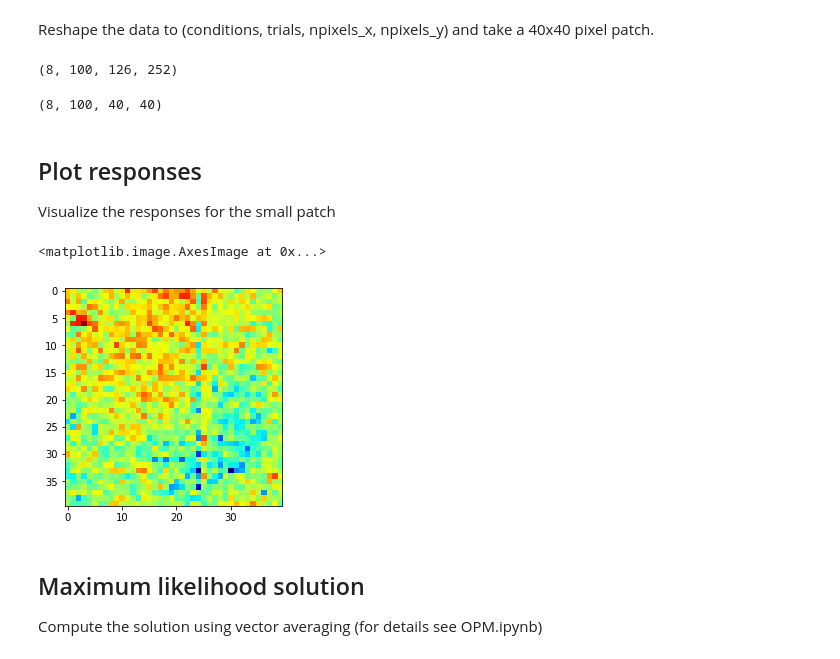
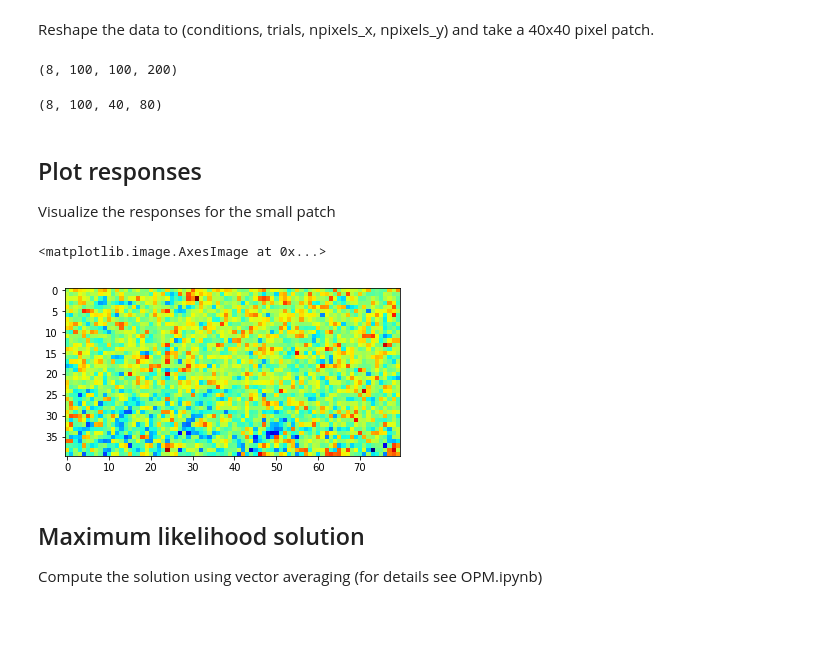
Before and after one commit to mackelab/gp-maps-python, a Jupyter notebook: FerretData.ipynb, the cells around one changed output. Drawn from its saved outputs; the diff is of its cells as text; code cells hidden in the pictures; blank space fills up the shorter version.

```diff
--- a/FerretData.ipynb
+++ b/FerretData.ipynb
@@ -14,23 +14,27 @@ data.shape
 # %% [markdown]
 Reshape the data to (conditions, trials, npixels_x, npixels_y) and take a 40x40 pixel patch.
 # %%
-R = np.transpose(data, (2,3,0,1))
+R = np.transpose(data[26:,:200,:,:], (2,3,0,1))
 print(R.shape)
 
 # take only a small part of the image (for performance reasons)
-R = R[:,:,38:78,106:146]
+R = R[:,:,38:78,106:186]
+
+# downsample image
+#R = R[:,:,::3,::3]
+
 R.shape
 # %% [output]
-(8, 100, 126, 252)
+(8, 100, 100, 200)
-(8, 100, 40, 40)
+(8, 100, 40, 80)
 # %% [markdown]
 ## Plot responses
 Visualize the responses for the small patch
 # %%
-plt.imshow(R[0,0,:,:], cmap='jet')
+plt.imshow(R[0,np.random.randint(100),:,:], cmap='jet')
 # %% [output]
 <matplotlib.image.AxesImage at 0x...>
-[figure, old version]
+[figure, new version]
 # %% [markdown]
 ## Maximum likelihood solution
 Compute the solution using vector averaging (for details see OPM.ipynb)
```
Also changed, not shown: parts of 10 cells of this notebook, 3 other files.
